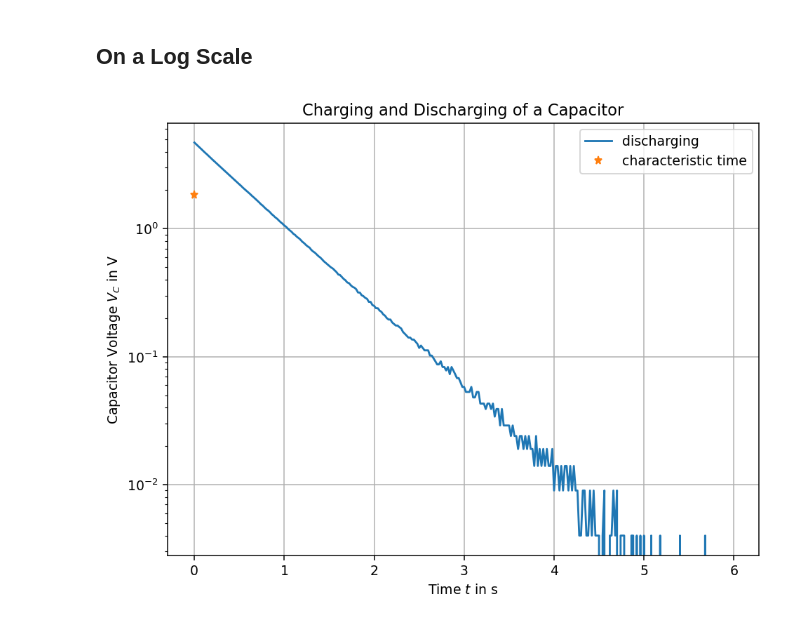
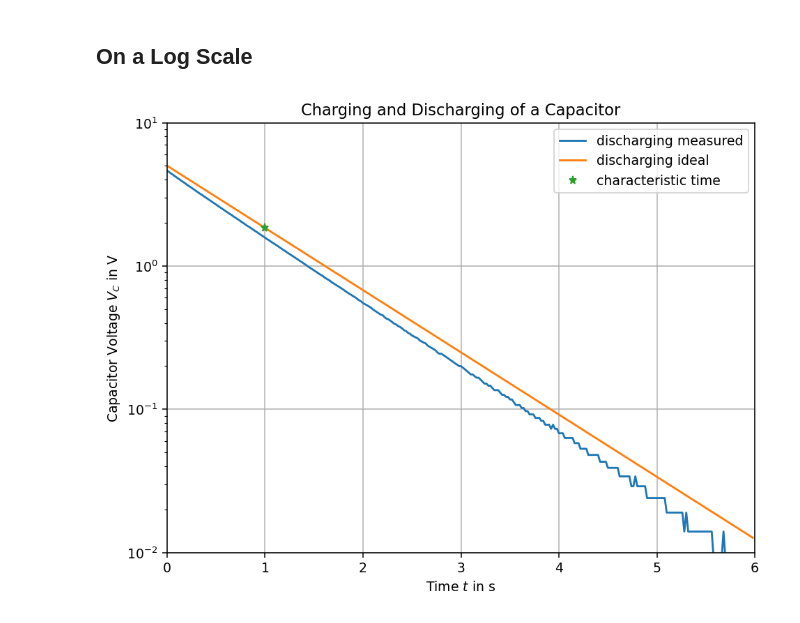
Before and after one commit to seifeldingamal/EE_1.08-Physics, a Jupyter notebook: EE_1.08_2_EEng_LAB_WS2022/ex2/Capacitor_Exercise_V001.ipynb, the cells around one changed output. Cells and saved outputs as stored; diff of their text form; code cells hidden in the pictures.

```diff
--- a/EE_1.08_2_EEng_LAB_WS2022/ex2/Capacitor_Exercise_V001.ipynb
+++ b/EE_1.08_2_EEng_LAB_WS2022/ex2/Capacitor_Exercise_V001.ipynb
@@ -143,10 +143,10 @@ def V_discharge(t, V0=1.0, R=1.e3, C=1.e-6):
 # %% [markdown]
 ## Parameters
 # %%
-R = 1e3 # 1 kilo Ohm
-C = 1e-6 # 1 micro Farad
+R = 10e3 # 10 kilo Ohm
+C = 100e-6 # 1 micro Farad
 
-V0 = VS = 5 # Output voltage produced by the Arduino UNO
+V0 = VS = 5.01 # Output voltage produced by the Arduino UNO
 # %% [markdown]
 ## Characteristic Time of Charging and Discharging
 
@@ -194,17 +196,18 @@ plt.show()
 # %%
 fig2, ax2 = plt.subplots(figsize=(8,6), dpi=136)
 
-ax2.semilogy(t,discharging_V_C, label="discharging")
+ax2.semilogy(t,discharging_V_C, label="discharging measured")
+ax2.semilogy(t,V_discharge(t,V0,R,C), label="discharging ideal")
 ax2.semilogy(tc,V_discharge(tc,V0,R,C),"*", label = "characteristic time")
 
 ax2.set_xlabel("Time $t$ in s")
 ax2.set_ylabel("Capacitor Voltage $V_C$ in V")
 ax2.set_title("Charging and Discharging of a Capacitor")
-# ax2.set_xlim(-0.1,0.9)
-# ax2.set_ylim(1e-2,1e1)
+ax2.set_xlim(0,6)
+ax2.set_ylim(1e-2,1e1)
 ax2.legend()
 ax2.grid(True)
 plt.plot()
 plt.show()
 # %% [output]
-[figure, old version]
+[figure, new version]
```
Also changed, not shown: parts of 8 cells of this notebook, 3 other files.
